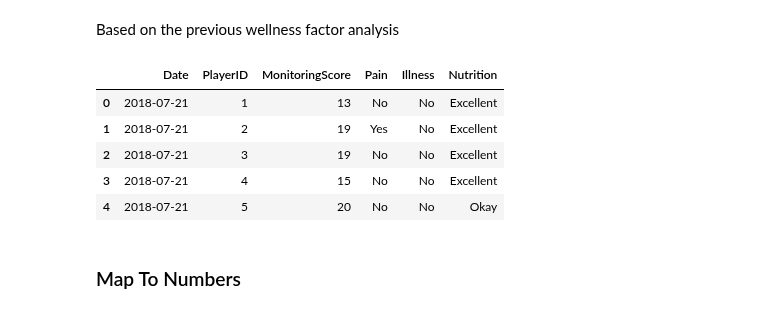
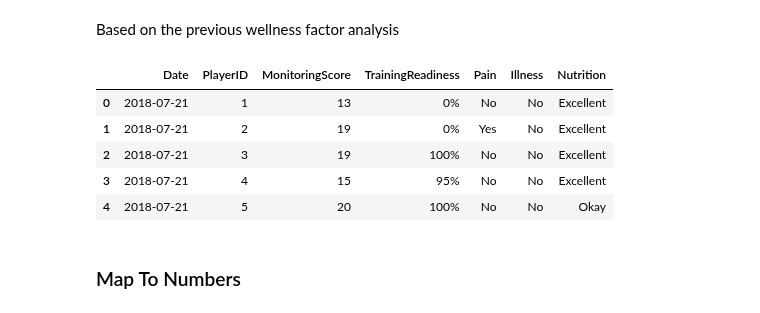
Before and after one commit to JoeRoussy/sta2453-project-1, a Jupyter notebook: wellness_summary_measure.ipynb, the cells around one changed output. Saved outputs shown, nothing was run; the diff lists cells and outputs as text; code cells hidden in the pictures.

```diff
--- a/wellness_summary_measure.ipynb
+++ b/wellness_summary_measure.ipynb
@@ -127,15 +127,15 @@ wellness_df[wellness_df['Nutrition'].isnull()].shape
 # %% [markdown]
 Based on the previous wellness factor analysis
 # %%
-processed_wellness_df = wellness_df.copy()[['Date', 'PlayerID', 'MonitoringScore', 'Pain', 'Illness', 'Nutrition']]
+processed_wellness_df = wellness_df.copy()[['Date', 'PlayerID', 'MonitoringScore', 'TrainingReadiness', 'Pain', 'Illness', 'Nutrition']]
 processed_wellness_df.head()
 # %% [output]
-|  | Date | PlayerID | MonitoringScore | Pain | Illness | Nutrition |
-| 0 | 2018-07-21 | 1 | 13 | No | No | Excellent |
-| 1 | 2018-07-21 | 2 | 19 | Yes | No | Excellent |
-| 2 | 2018-07-21 | 3 | 19 | No | No | Excellent |
-| 3 | 2018-07-21 | 4 | 15 | No | No | Excellent |
-| 4 | 2018-07-21 | 5 | 20 | No | No | Okay |
+|  | Date | PlayerID | MonitoringScore | TrainingReadiness | Pain | Illness | Nutrition |
+| 0 | 2018-07-21 | 1 | 13 | 0% | No | No | Excellent |
+| 1 | 2018-07-21 | 2 | 19 | 0% | Yes | No | Excellent |
+| 2 | 2018-07-21 | 3 | 19 | 100% | No | No | Excellent |
+| 3 | 2018-07-21 | 4 | 15 | 95% | No | No | Excellent |
+| 4 | 2018-07-21 | 5 | 20 | 100% | No | No | Okay |
 # %% [markdown]
 ### Map To Numbers
 # %% [markdown]
```
Also changed, not shown: parts of 10 cells of this notebook, 4 other files.
